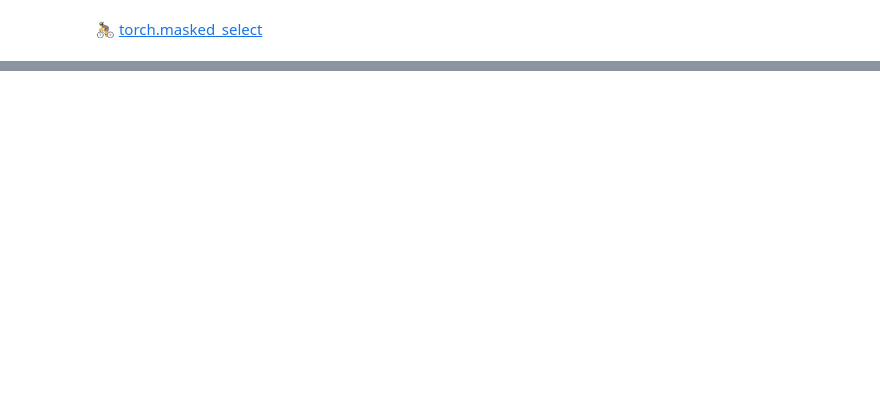
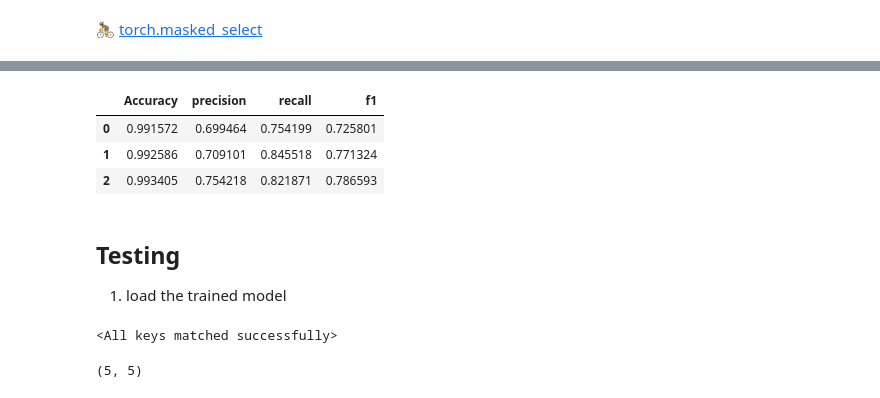
Before and after one commit to Gary-code/Machine-Learning-Park, a Jupyter notebook: Part3 Industrial application/NBME - Score Clinical Patient Notes/NBME_Training.ipynb, the cells around one changed output, grey strips where cells are left out. Cells and saved outputs as stored; diff of their text form; code cells hidden in the pictures; blank space fills up the shorter version.

```diff
--- a/Part3 Industrial application/NBME - Score Clinical Patient Notes/NBME_Training.ipynb
+++ b/Part3 Industrial application/NBME - Score Clinical Patient Notes/NBME_Training.ipynb
@@ -347,0 +448,18 @@ def train(model, dataloader, optimizer, criterion):
+# %%
+import pandas as pd
+
+score_df = pd.DataFrame.from_dict(score_data_list)
+score_df.head()
+# %% [output]
+|  | Accuracy | precision | recall | f1 |
+| 0 | 0.991572 | 0.699464 | 0.754199 | 0.725801 |
+| 1 | 0.992586 | 0.709101 | 0.845518 | 0.771324 |
+| 2 | 0.993405 | 0.754218 | 0.821871 | 0.786593 |
+# %% [markdown]
+## Testing
+
+1. load the trained model
+# %%
+model.load_state_dict(torch.load(model_name, map_location = device))
+# %% [output]
+<All keys matched successfully>
@@ -347,0 +541,4 @@ def train(model, dataloader, optimizer, criterion):
+# %%
+len(location_preds), len(test_df)
+# %% [output]
+(5, 5)
```
Also changed, not shown: parts of 15 cells of this notebook, 1 other file.
